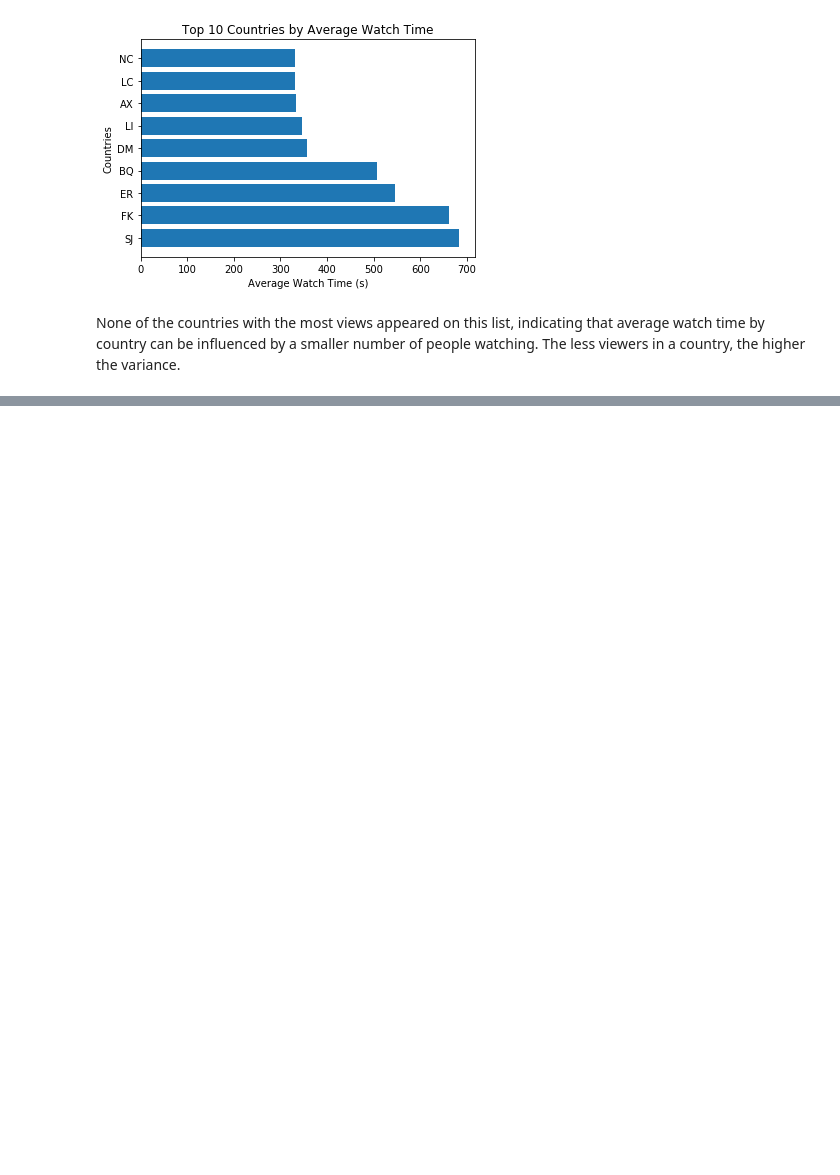
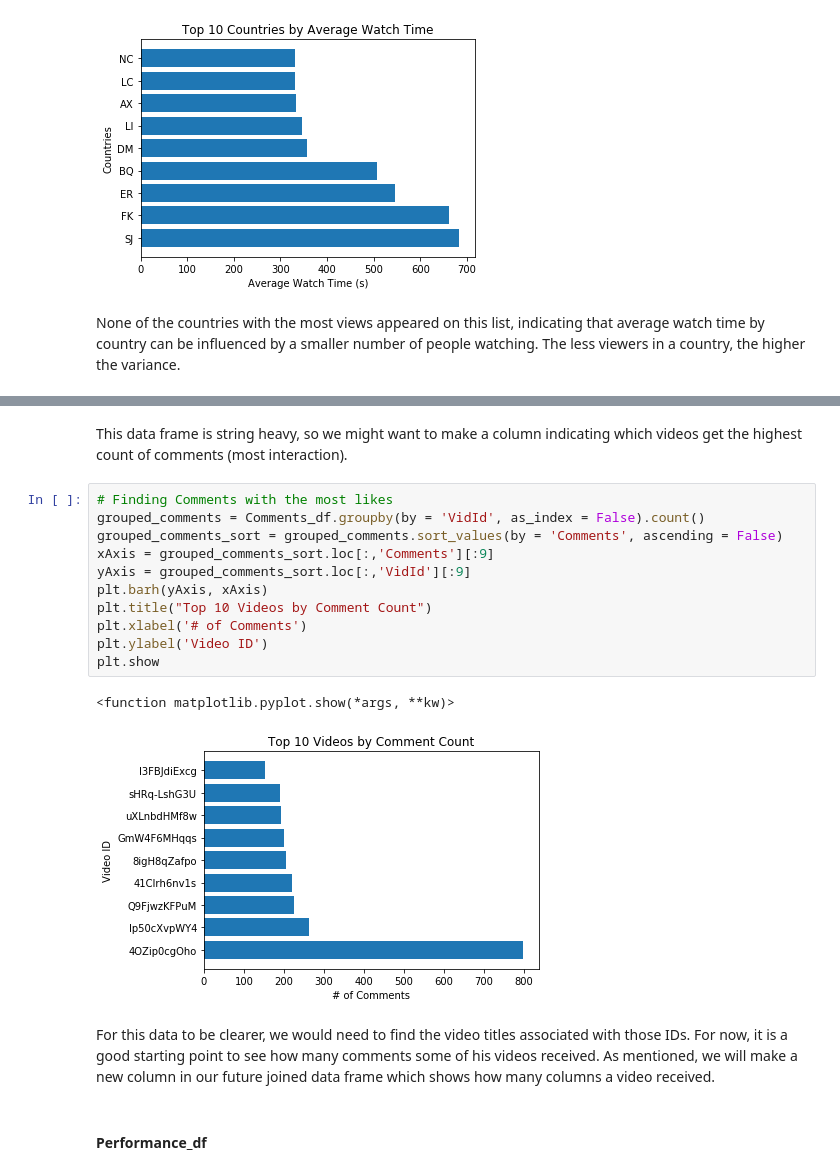
Before and after one commit to hjyoon16/Viewer_Boost_YT_Analysis, a Jupyter notebook: Assignment3.1.ipynb, the cells around one changed output, grey strips where cells are left out. Drawn from its saved outputs; the diff is of its cells as text; blank space fills up the shorter version.

```diff
--- a/Assignment3.1.ipynb
+++ b/Assignment3.1.ipynb
@@ -121,0 +246,20 @@ The 3 most common words that are not dash or an article are 'Data,' 'Science,' a
+# %% [markdown]
+This data frame is string heavy, so we might want to make a column indicating which videos get the highest count of comments (most interaction).
+# %%
+# Finding Comments with the most likes
+grouped_comments = Comments_df.groupby(by = 'VidId', as_index = False).count()
+grouped_comments_sort = grouped_comments.sort_values(by = 'Comments', ascending = False)
+xAxis = grouped_comments_sort.loc[:,'Comments'][:9]
+yAxis = grouped_comments_sort.loc[:,'VidId'][:9]
+plt.barh(yAxis, xAxis)
+plt.title("Top 10 Videos by Comment Count")
+plt.xlabel('# of Comments')
+plt.ylabel('Video ID')
+plt.show
+# %% [output]
+<function matplotlib.pyplot.show(*args, **kw)>
+[figure, added]
+# %% [markdown]
+For this data to be clearer, we would need to find the video titles associated with those IDs. For now, it is a good starting point to see how many comments some of his videos received. As mentioned, we will make a new column in our future joined data frame which shows how many columns a video received.
+# %% [markdown]
+#### Performance_df
```
Also changed, not shown: parts of 26 cells of this notebook.
